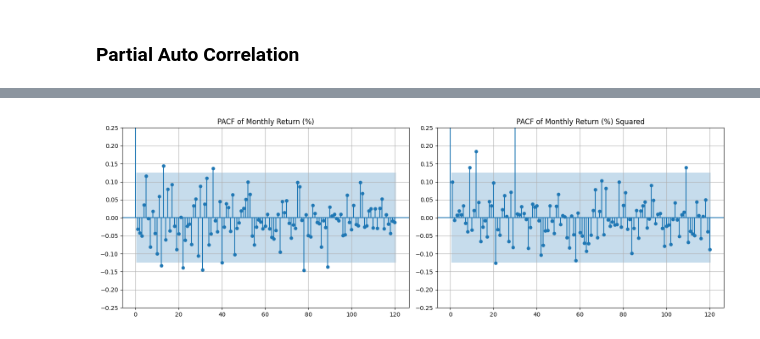
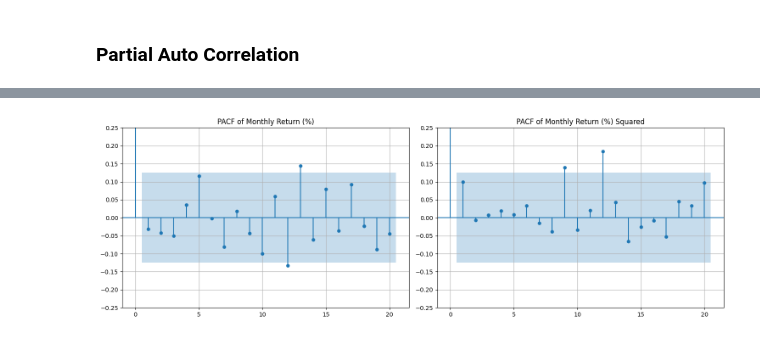
Before and after one commit to yadavayush7028/Volatility_Prediction, a Jupyter notebook: usa_wheat_analysis.ipynb, the cells around one changed output, grey strips where cells are left out. Drawn from its saved outputs; the diff is of its cells as text; code cells hidden in the pictures.

```diff
--- a/usa_wheat_analysis.ipynb
+++ b/usa_wheat_analysis.ipynb
@@ -10,17 +10,17 @@ us_monthly = pd.read_csv('data/Wheat Futures US Monthly (2000-24).csv')
 # %%
 us_daily['Date'] = pd.to_datetime(us_daily['Date'], utc=True)
 us_daily['Date'] = us_daily['Date'].dt.date
-us_daily['Date'] = us_daily['Date'].apply(lambda x: x.strftime('%d-%m-%Y'))
+#us_daily['Date'] = us_daily['Date'].apply(lambda x: x.strftime('%d-%m-%Y'))
 us_daily = us_daily.set_index('Date')
 
 us_weekly['Date'] = pd.to_datetime(us_weekly['Date'], utc=True)
 us_weekly['Date'] = us_weekly['Date'].dt.date
-us_weekly['Date'] = us_weekly['Date'].apply(lambda x: x.strftime('%d-%m-%Y'))
+#us_weekly['Date'] = us_weekly['Date'].apply(lambda x: x.strftime('%d-%m-%Y'))
 us_weekly = us_weekly.set_index('Date')
 
 us_monthly['Date'] = pd.to_datetime(us_monthly['Date'], utc=True)
 us_monthly['Date'] = us_monthly['Date'].dt.date
-us_monthly['Date'] = us_monthly['Date'].apply(lambda x: x.strftime('%d-%m-%Y'))
+#us_monthly['Date'] = us_monthly['Date'].apply(lambda x: x.strftime('%d-%m-%Y'))
 us_monthly = us_monthly.set_index('Date')
 # %%
 us_daily
@@ -245,19 +245,19 @@ plt.show()
 # %%
 fig, axs = plt.subplots(1, 2, figsize=(15, 5))
 
 # Plot in the first subplot
-plot_pacf(us_monthly[['Monthly Change (%)']], ax=axs[0], title='PACF of Monthly Return (%)', lags=120)
+plot_pacf(us_monthly[['Monthly Change (%)']], ax=axs[0], title='PACF of Monthly Return (%)', lags=20)
 axs[0].set_ylim(-0.25, 0.25)
 axs[0].grid(True)
 axs[0].set_yticks(np.arange(-0.25, 0.3, 0.05))
 
 # Plot in the second subplot
-plot_pacf(us_monthly[['Monthly Change (%) Squared']], ax=axs[1], title='PACF of Monthly Return (%) Squared', lags=120)
+plot_pacf(us_monthly[['Monthly Change (%) Squared']], ax=axs[1], title='PACF of Monthly Return (%) Squared', lags=20)
 axs[1].set_ylim(-0.25, 0.25)
 axs[1].grid(True)
 axs[1].set_yticks(np.arange(-0.25, 0.3, 0.05))
 # Display the plots
 plt.tight_layout()
 plt.show()
 # %% [output]
-[figure, old version]
+[figure, new version]
```
Also changed, not shown: parts of 9 cells of this notebook, 9 other files.
